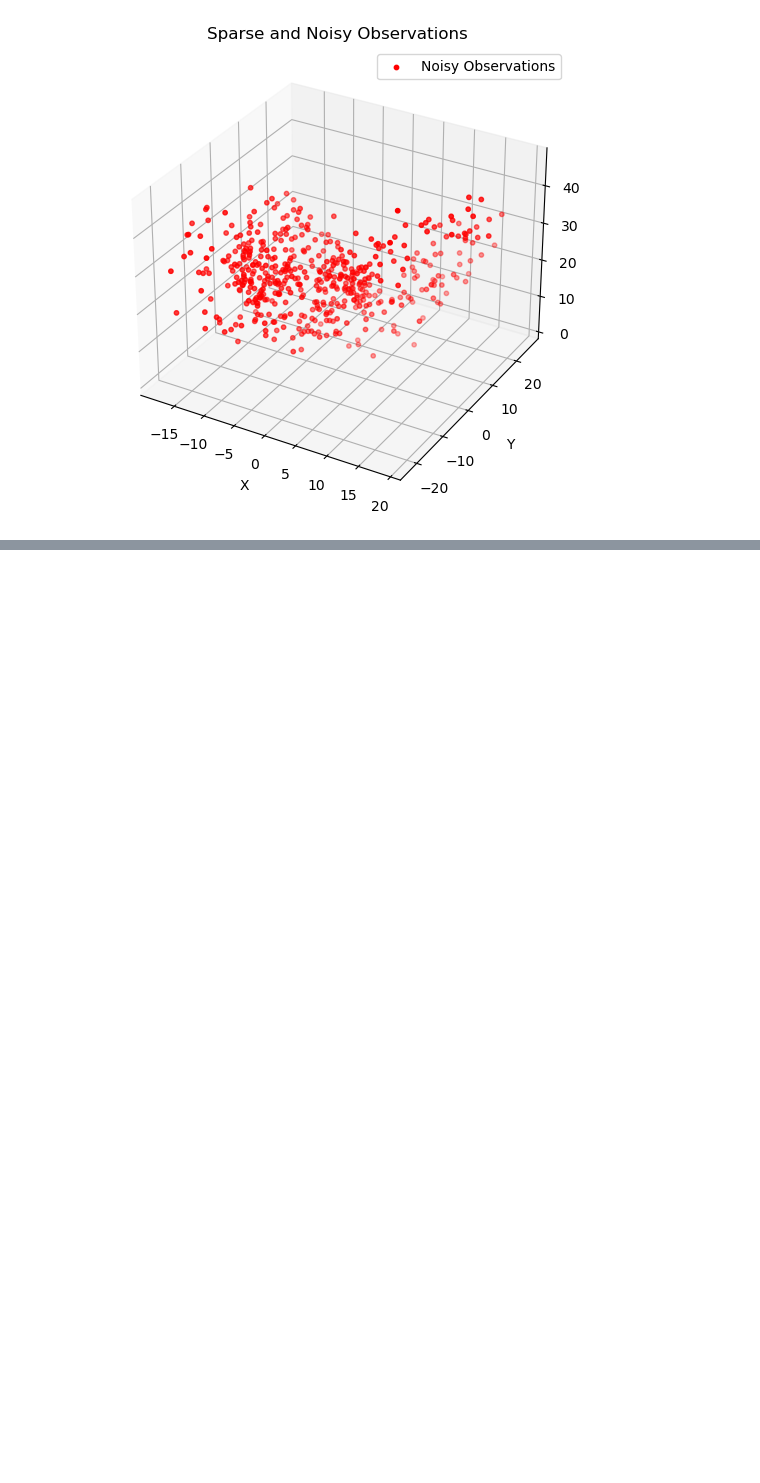
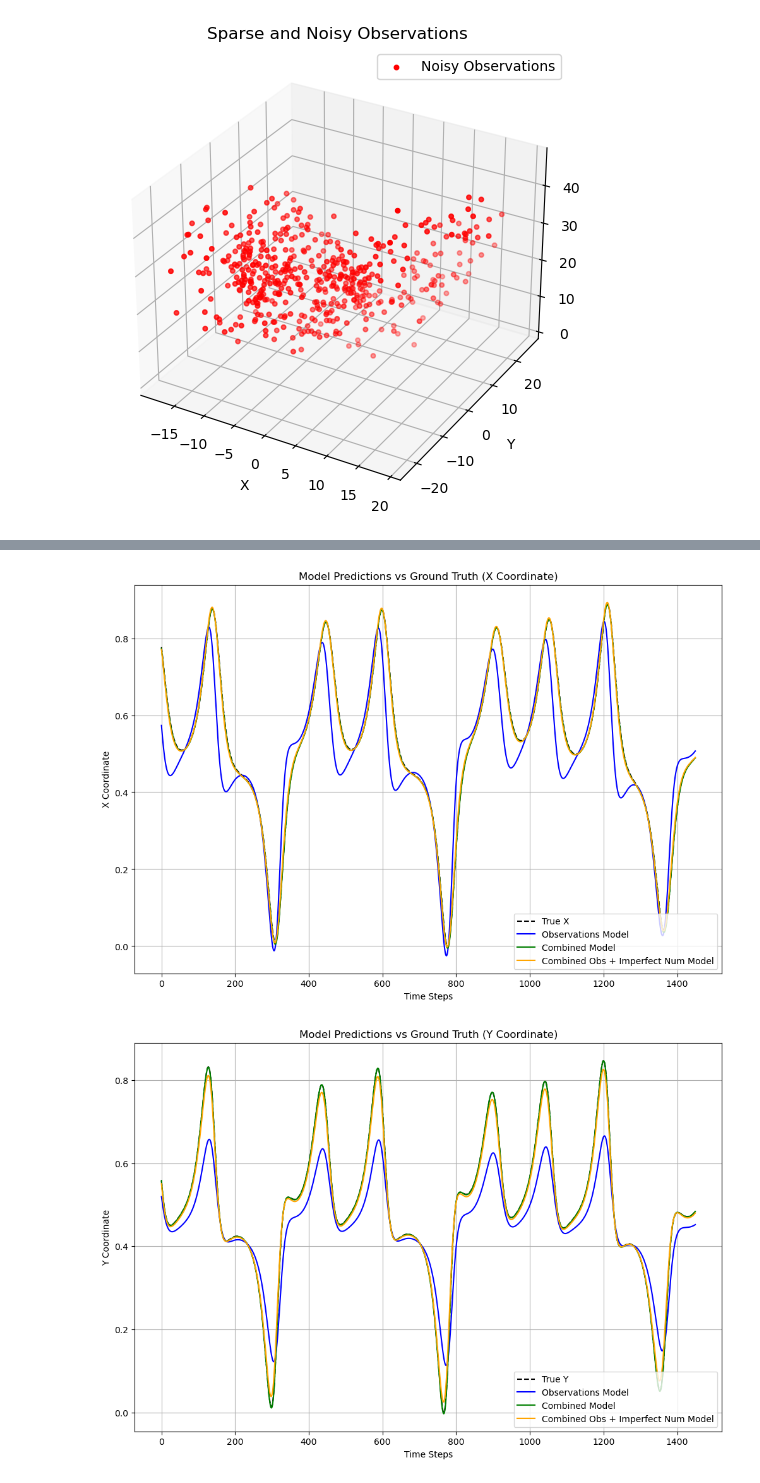
Before and after one commit to isabellaascione/toy_ml_examples, a Jupyter notebook: lorenz/lorenz.ipynb, the cells around one changed output, grey strips where cells are left out. Drawn from its saved outputs; the diff is of its cells as text; code cells hidden in the pictures; blank space fills up the shorter version.

```diff
--- a/lorenz/lorenz.ipynb
+++ b/lorenz/lorenz.ipynb
@@ -325,0 +430,57 @@ Noisy Observations-only model - MAE: 12.6101, R²: -3.0106, Explained Variance:
+# %%
+# Visualize predictions vs ground truth for the common test dataset (X Coordinate)
+plt.figure(figsize=(12, 8))
+
+# Plot ground truth
+plt.plot(y_common_test[:, 0], label='True X', color='black', linestyle='dashed')
+
+# Plot predictions
+plt.plot(y_pred_obs[:, 0], label='Observations Model', color='blue')
+plt.plot(y_pred_combined[:, 0], label='Combined Model', color='green')
+plt.plot(y_pred_combined_obs_num[:, 0], label='Combined Obs + Imperfect Num Model', color='orange')
+
+plt.title('Model Predictions vs Ground Truth (X Coordinate)')
+plt.xlabel('Time Steps')
+plt.ylabel('X Coordinate')
+plt.legend()
+plt.grid(True)
+plt.show()
+
+# Visualize predictions vs ground truth for the common test dataset (Y Coordinate)
+plt.figure(figsize=(12, 8))
+
+# Plot ground truth
+plt.plot(y_common_test[:, 1], label='True Y', color='black', linestyle='dashed')
+
+# Plot predictions
+plt.plot(y_pred_obs[:, 1], label='Observations Model', color='blue')
+plt.plot(y_pred_combined[:, 1], label='Combined Model', color='green')
+plt.plot(y_pred_combined_obs_num[:, 1], label='Combined Obs + Imperfect Num Model', color='orange')
+
+plt.title('Model Predictions vs Ground Truth (Y Coordinate)')
+plt.xlabel('Time Steps')
+plt.ylabel('Y Coordinate')
+plt.legend()
+plt.grid(True)
+plt.show()
+
+# Visualize predictions vs ground truth for the common test dataset (Z Coordinate)
+plt.figure(figsize=(12, 8))
+
+# Plot ground truth
+plt.plot(y_common_test[:, 2], label='True Z', color='black', linestyle='dashed')
+
+# Plot predictions
+plt.plot(y_pred_obs[:, 2], label='Observations Model', color='blue')
+plt.plot(y_pred_combined[:, 2], label='Combined Model', color='green')
+plt.plot(y_pred_combined_obs_num[:, 2], label='Combined Obs + Imperfect Num Model', color='orange')
+
+plt.title('Model Predictions vs Ground Truth (Z Coordinate)')
+plt.xlabel('Time Steps')
+plt.ylabel('Z Coordinate')
+plt.legend()
+plt.grid(True)
+plt.show()
+# %% [output]
+[figure, added]
+[figure, added]
```
Also changed, not shown: parts of 35 cells of this notebook.
